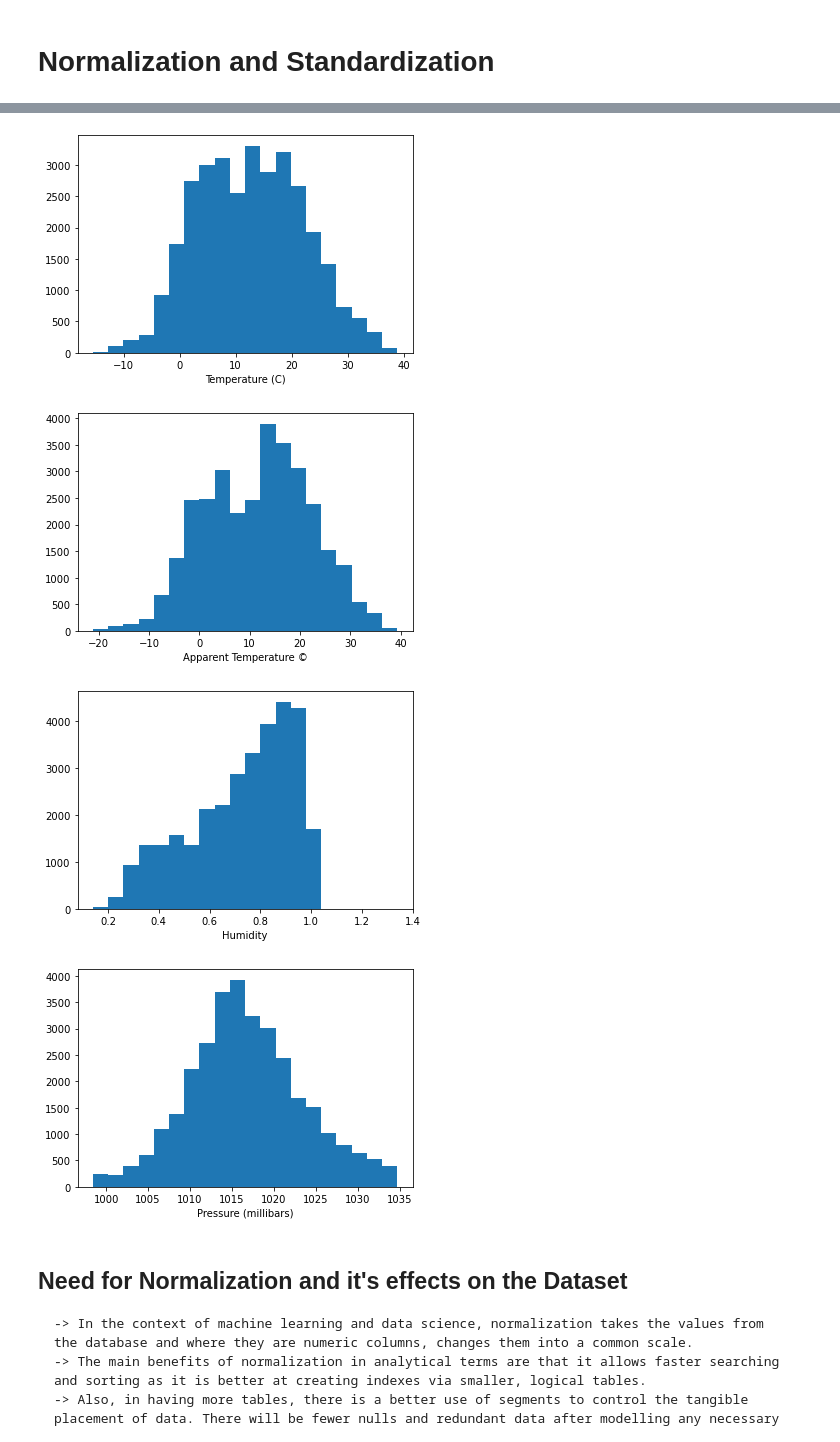
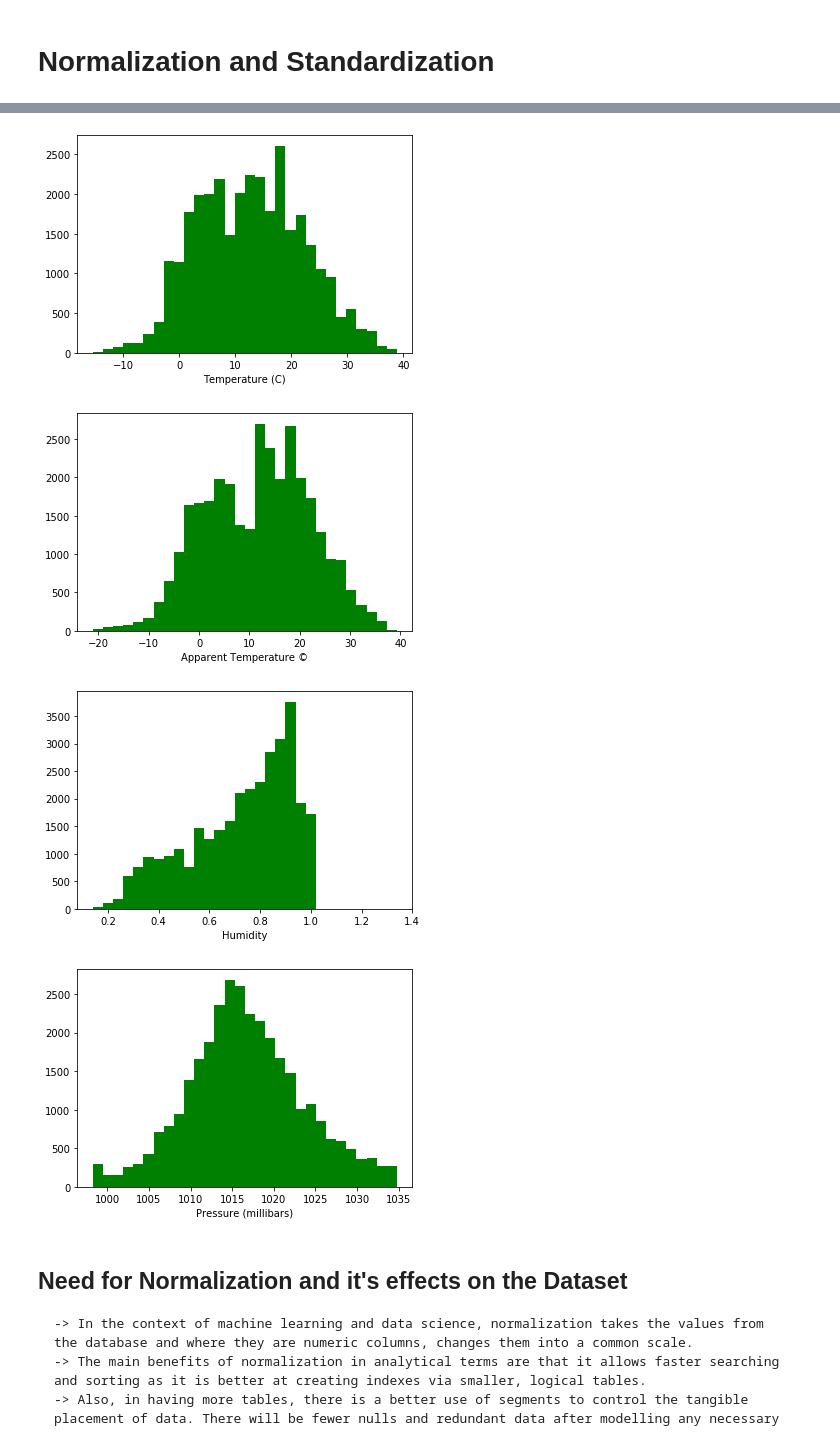
Before and after one commit to Sanjiv01/SDS-project, a Jupyter notebook: Weather linear reg.ipynb, the cells around one changed output, grey strips where cells are left out. Saved outputs shown, nothing was run; the diff lists cells and outputs as text; code cells hidden in the pictures.

```diff
--- a/Weather linear reg.ipynb
+++ b/Weather linear reg.ipynb
@@ -324,29 +323,29 @@ dtype: float64
 # %%
 # Data before normalization
 # %%
-plt.hist(df['Temperature (C)'], 20)
+plt.hist(df['Temperature (C)'], 30, facecolor='green')
 plt.xlabel('Temperature (C)')
 plt.show()
 # %% [output]
-[figure, old version]
+[figure, new version]
 # %%
-plt.hist(df['Apparent Temperature ©'], 20)
+plt.hist(df['Apparent Temperature ©'], 30, facecolor='green')
 plt.xlabel('Apparent Temperature ©')
 plt.show()
 # %% [output]
-[figure, old version]
+[figure, new version]
 # %%
-plt.hist(df['Humidity'], 20)
+plt.hist(df['Humidity'], 30, facecolor='green')
 plt.xlabel('Humidity')
 plt.show()
 # %% [output]
-[figure, old version]
+[figure, new version]
 # %%
-plt.hist(df['Pressure (millibars)'], 20)
+plt.hist(df['Pressure (millibars)'], 30, facecolor='green')
 plt.xlabel('Pressure (millibars)')
 plt.show()
 # %% [output]
-[figure, old version]
+[figure, new version]
 # %% [markdown]
 ## Need for Normalization and it's effects on the Dataset
 
```
Also changed, not shown: parts of 54 cells of this notebook.
